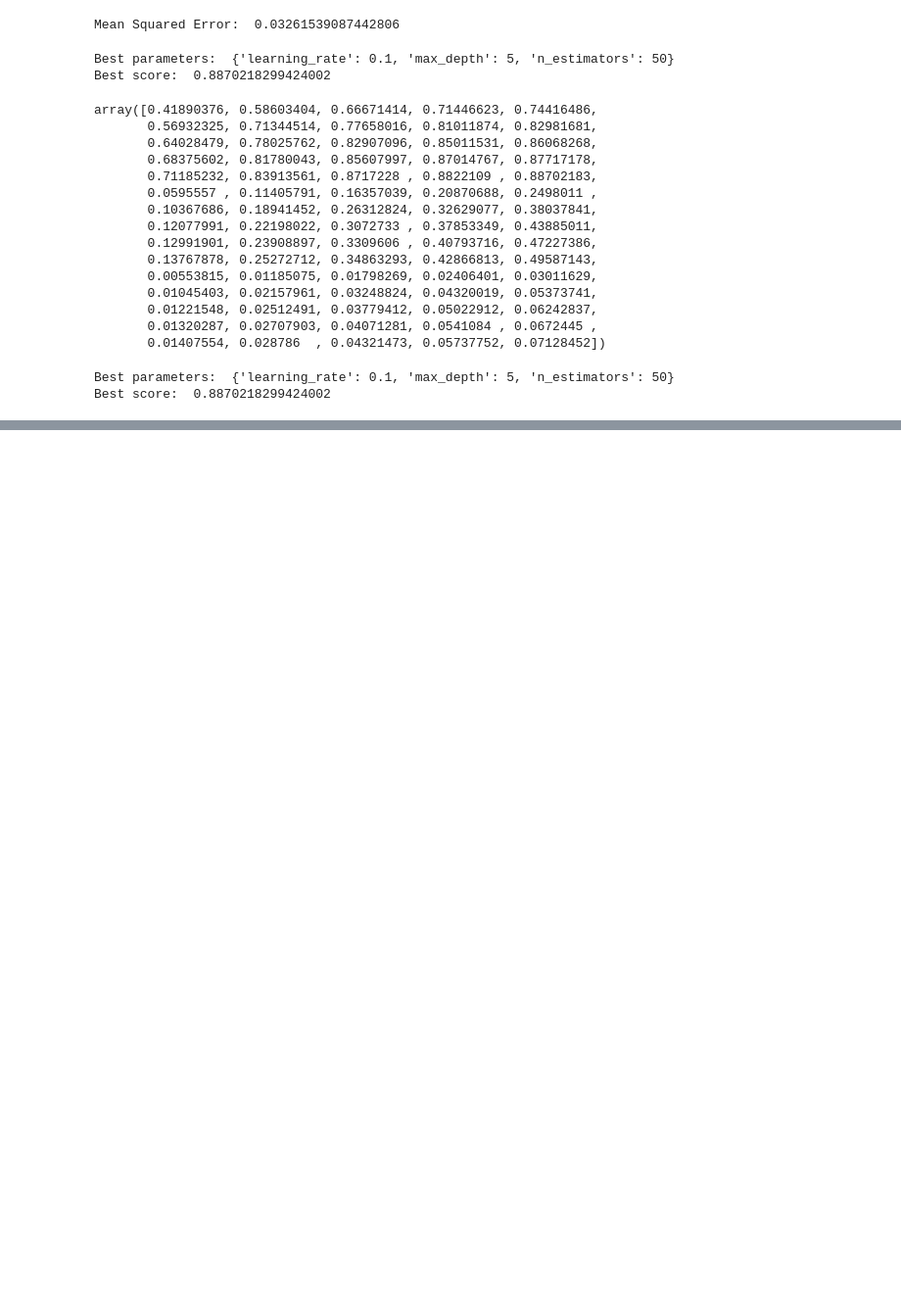
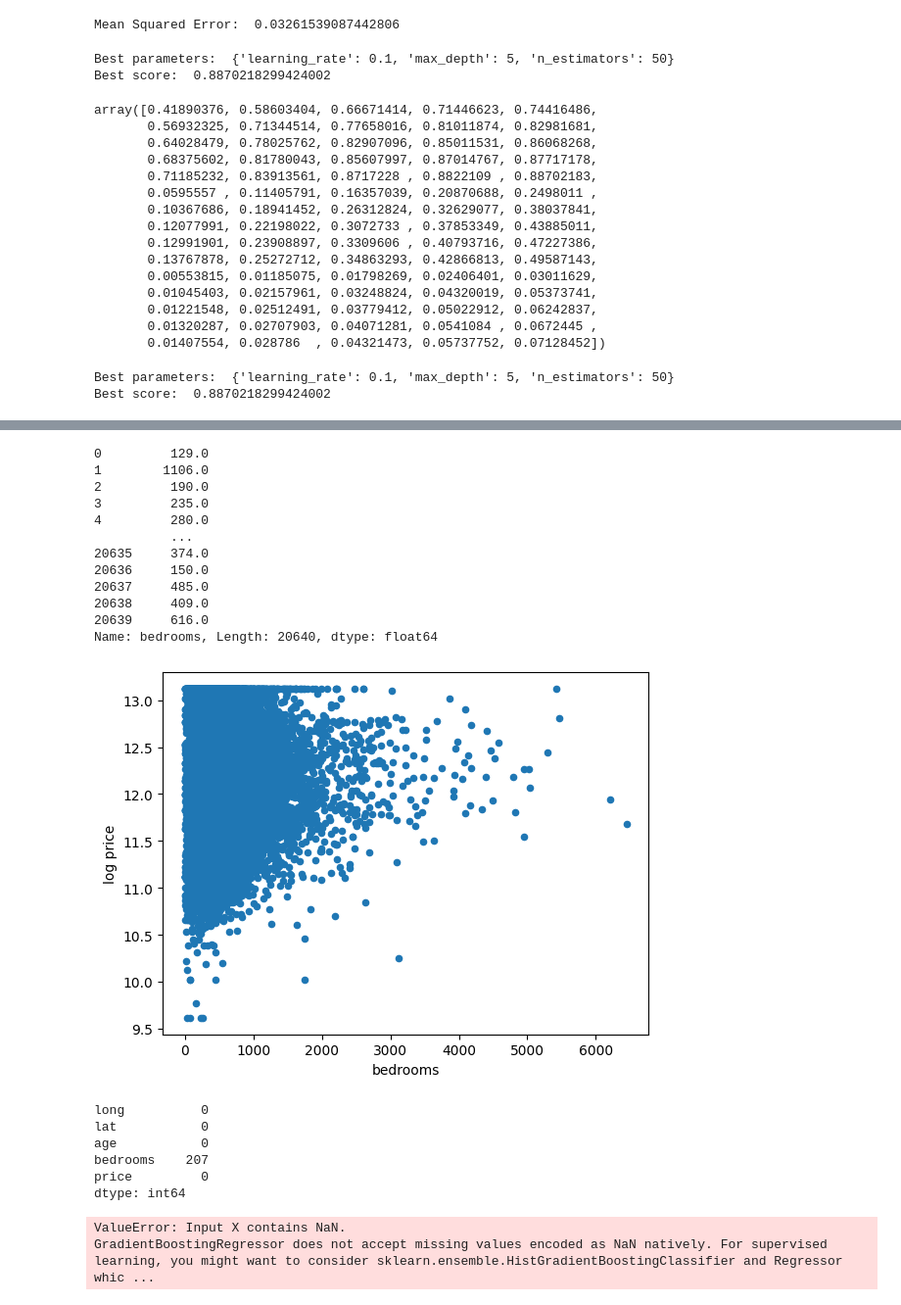
Before and after one commit to Sanketb2312/Info251-final-project, a Jupyter notebook: train.ipynb, the cells around one changed output, grey strips where cells are left out. Shown: that part at 98% size. Saved outputs shown, nothing was run; the diff lists cells and outputs as text; code cells hidden in the pictures; blank space fills up the shorter version.

```diff
--- a/train.ipynb
+++ b/train.ipynb
@@ -99,0 +110,19 @@ TypeError: 'NoneType' object is not subscriptable
+# %%
+california_data_copy = california_data.copy()
+california_data_copy['bedrooms'].fillna(0)
+california_data_copy.plot(kind = 'scatter',x = 'bedrooms',y = 'log price')
+california_data_copy['bedrooms']
+# %% [output]
+0         129.0
+1        1106.0
+2         190.0
+3         235.0
+4         280.0
+          ...
+20635     374.0
+20636     150.0
+20637     485.0
+20638     409.0
+20639     616.0
+Name: bedrooms, Length: 20640, dtype: float64
+[figure, added]
@@ -100,3 +134,19 @@ TypeError: 'NoneType' object is not subscriptable
+# %%
+X_test_cal.isnull().sum()
+# %% [output]
+long          0
+lat           0
+age           0
+bedrooms    207
+price         0
+dtype: int64
+# %%
+model_cali = GradientBoostingRegressor()
+model_cali.fit(X_train_cal, y_train_cal)
+y_pred = model_cali.predict(X_test_cal)
+# %% [output]
+ValueError: Input X contains NaN.
+GradientBoostingRegressor does not accept missing values encoded as NaN natively. For supervised learning, you might want to consider sklearn.ensemble.HistGradientBoostingClassifier and Regressor whic ...
 # %%
 model = AdaBoostRegressor()
 
```
Also changed, not shown: parts of 6 cells of this notebook, 1 other file.
